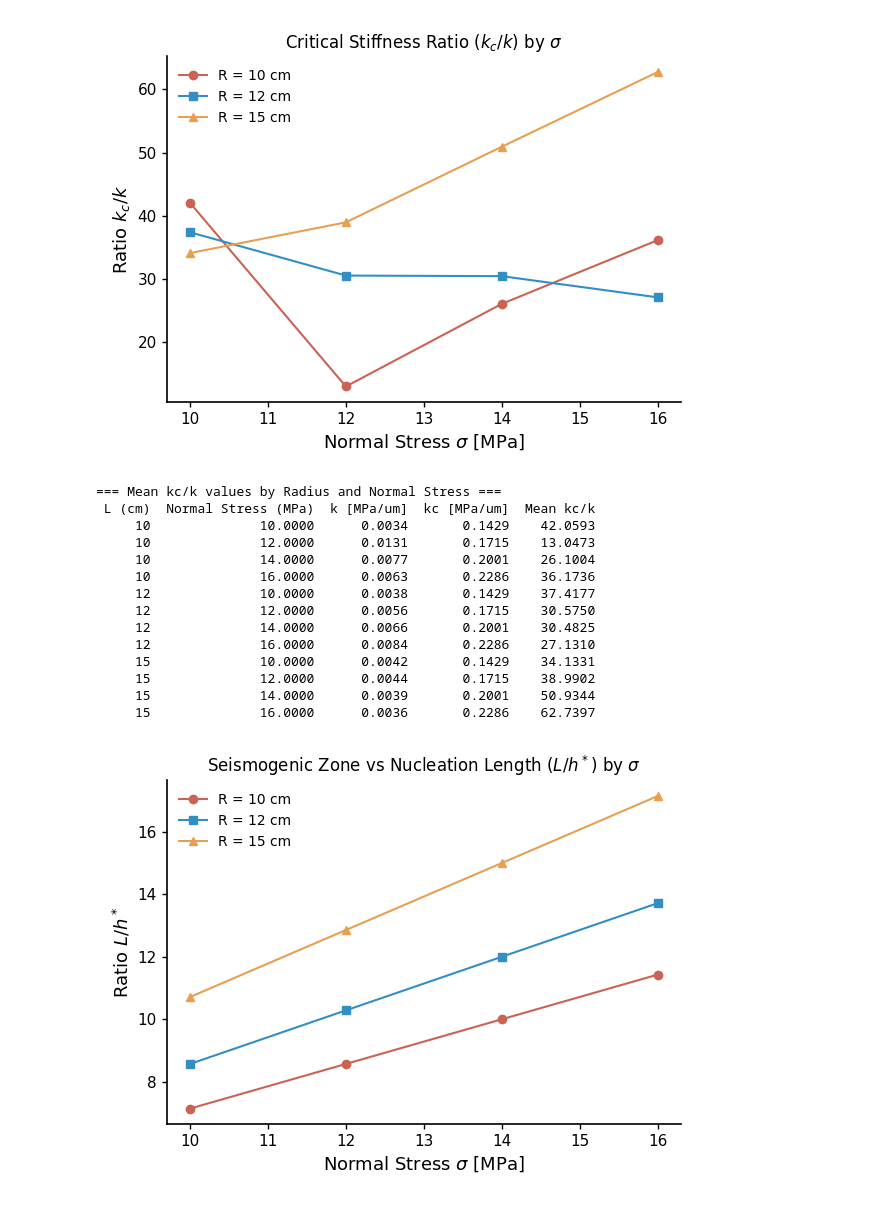
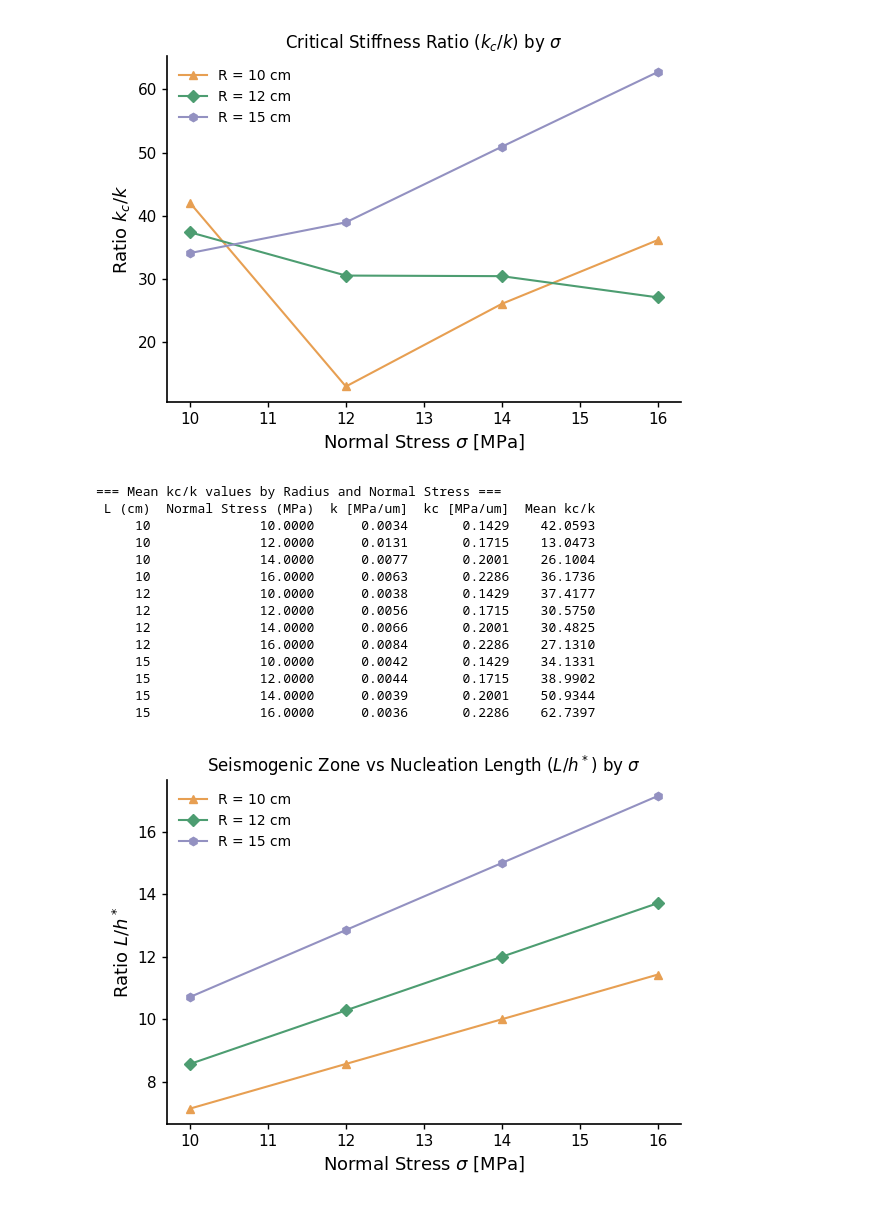
Before and after one commit to Potter0427/labquake_explorer_re, a Jupyter notebook: export h5/1D_Summary_Plots_Pub copy.ipynb, the cells around one changed output. Saved outputs shown, nothing was run; the diff lists cells and outputs as text; code cells hidden in the pictures.

```diff
--- a/export h5/1D_Summary_Plots_Pub copy.ipynb
+++ b/export h5/1D_Summary_Plots_Pub copy.ipynb
@@ -146,8 +146,26 @@ from matplotlib.colors import ListedColormap, BoundaryNorm
 from matplotlib.ticker import ScalarFormatter, NullFormatter
 from scipy.optimize import curve_fit
 
-PALETTE = ['#C96354', '#338EC4', '#E79F52', '#4D9D71', '#9391C1', '#8CADBD', '#FFE3A7', '#F170AC']
+PALETTE_L_MAP = {
+    5: '#C96354',
+    7: '#338EC4',
+    10: '#E79F52',
+    12: '#4D9D71',
+    15: '#9391C1'
+}
+PALETTE_SIGMA_MAP = {
+    10: '#E64B35CC',
+    12: '#3C5488CC',
+    14: '#00A087CC',
+    16: '#925E9FCC',
+    20: '#F39B7FCC',
+    24: '#8491B4CC',
+    28: '#008280CC',
+    32: '#AD002ACC'
+}
 MARKERS = ['o', 's', '^', 'D', 'h', 'P', 'X', 'v']
+L_MARKER_MAP = {k: MARKERS[i % len(MARKERS)] for i, k in enumerate([5, 7, 10, 12, 15])}
+SIGMA_MARKER_MAP = {k: MARKERS[i % len(MARKERS)] for i, k in enumerate([10, 12, 14, 16, 20, 24, 28, 32])}
 ALPHA = 1.0
 
 def _apply_pub_style(ax):
@@ -211,7 +229,8 @@ def plot_metric(target_metric, title, ylabel, loglog=False, use_delta=False, sho
         data_to_plot = process_data(target_metric)
     if not data_to_plot: return
     n = len(data_to_plot)
-    colors, mkrs = PALETTE[:n], MARKERS[:n]
+    colors = [PALETTE_L_MAP.get(item['group_val'], '#000000') for item in data_to_plot]
+    mkrs = [L_MARKER_MAP.get(item['group_val'], 'o') for item in data_to_plot]
     cmap_cb = ListedColormap(colors)
     norm_cb = BoundaryNorm([i - 0.5 for i in range(n)] + [n - 0.5], cmap_cb.N)
     sm = plt.cm.ScalarMappable(cmap=cmap_cb, norm=norm_cb)
@@ -271,7 +290,8 @@ def plot_metric_by_group(target_metric, title, ylabel, loglog=False, use_delta=F
     for item in data_to_plot: all_sigmas_set.update(item['stats']['sigma'].values)
     unique_sigmas = sorted(all_sigmas_set)
     n = len(unique_sigmas)
-    colors, mkrs = PALETTE[:n], MARKERS[:n]
+    colors = [PALETTE_SIGMA_MAP.get(s, '#000000') for s in unique_sigmas]
+    mkrs = [SIGMA_MARKER_MAP.get(s, 'o') for s in unique_sigmas]
     cmap_cb = ListedColormap(colors)
     norm_cb = BoundaryNorm([i - 0.5 for i in range(n)] + [n - 0.5], cmap_cb.N)
     sm = plt.cm.ScalarMappable(cmap=cmap_cb, norm=norm_cb)
@@ -368,8 +388,8 @@ for i, exp_data in enumerate(k_data):
     # k 是 process_data 取得的 median
     stats['kc_k_ratio'] = stats['kc'] / stats['median']
 
-    color = PALETTE[i % len(PALETTE)]
-    marker = MARKERS[i % len(MARKERS)]
+    color = PALETTE_L_MAP.get(group_val, '#000000')
+    marker = L_MARKER_MAP.get(group_val, 'o')
 
     # 畫出該組的線與點
     ax.plot(stats['sigma'], stats['kc_k_ratio'], color=color, marker=marker,
@@ -415,36 +435,36 @@ for i, exp_data in enumerate(k_data):
     stats['h_star'] = 14.0 / stats['sigma']
     # 2D 實驗中，發震區尺寸為半徑 R，因此計算 R / h*
     stats['R_h_ratio'] = group_val / stats['h_star']
 
-    color = PALETTE[i % len(PALETTE)]
-    marker = MARKERS[i % len(MARKERS)]
+    color = PALETTE_L_MAP.get(group_val, '#000000')
+    marker = L_MARKER_MAP.get(group_val, 'o')
 
     ax.plot(stats['sigma'], stats['R_h_ratio'], color=color, marker=marker,
             linestyle='-', linewidth=1.5, label=f'R = {group_val} cm',
             markersize=6, alpha=ALPHA)
 
     for _, row in stats.iterrows():
         ratio_list_hstar.append({
             'L (cm)': group_val,
             'Normal Stress (MPa)': row['sigma'],
             'h* (cm)': row['h_star'],
             'L/h*': row['R_h_ratio']
         })
 
 ax.set_xlabel(r'Normal Stress $\sigma$ [MPa]')
 ax.set_ylabel(r'Ratio $L/h^*$')
 ax.set_title(r'Seismogenic Zone vs Nucleation Length ($L/h^*$) by $\sigma$')
 ax.legend(frameon=False, fontsize=10)
 
 plt.tight_layout()
 plt.show()
 
 # 2. 列出值 (不畫在圖上)
 ratio_df_hstar = pd.DataFrame(ratio_list_hstar)
 print("=== R/h* (L/h*) values by Radius and Normal Stress ===")
 print(ratio_df_hstar.to_string(index=False, float_format="%.4f"))
 # %% [output]
-[figure, old version]
+[figure, new version]
 === Mean kc/k values by Radius and Normal Stress ===
  L (cm)  Normal Stress (MPa)  k [MPa/um]  kc [MPa/um]  Mean kc/k
      10              10.0000      0.0034       0.1429    42.0593
@@ -459,7 +479,7 @@ print(ratio_df_hstar.to_string(index=False, float_format="%.4f"))
      15              12.0000      0.0044       0.1715    38.9902
      15              14.0000      0.0039       0.2001    50.9344
      15              16.0000      0.0036       0.2286    62.7397
-[figure, old version]
+[figure, new version]
 === R/h* (L/h*) values by Radius and Normal Stress ===
  L (cm)  Normal Stress (MPa)  h* (cm)    L/h*
      10              10.0000   1.4000  7.1429
```
Also changed, not shown: parts of 4 cells of this notebook, 2 other files.
